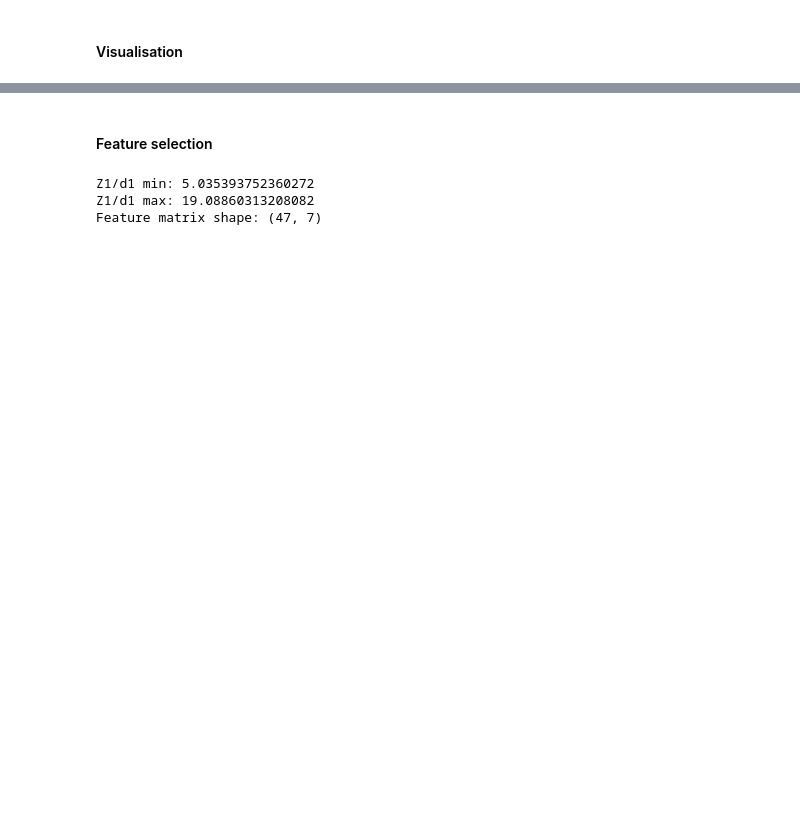
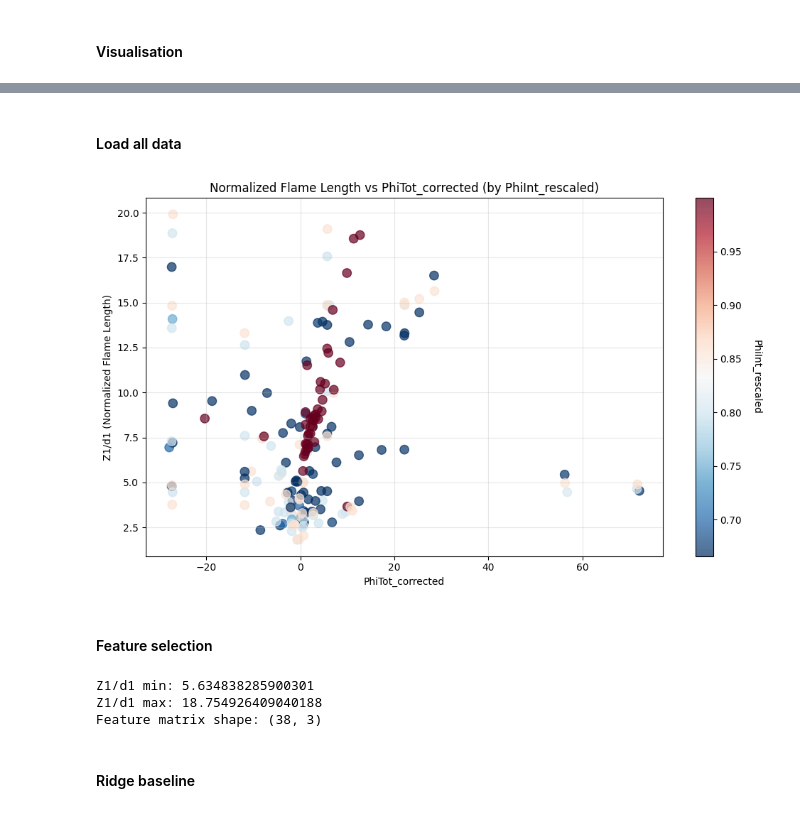
Before and after one commit to chonghuifeng/rozanoff_2025, a Jupyter notebook: flame_length_pred/flame_filtering.ipynb, the cells around one changed output, grey strips where cells are left out. Saved outputs shown, nothing was run; the diff lists cells and outputs as text; code cells hidden in the pictures; blank space fills up the shorter version.

```diff
--- a/flame_length_pred/flame_filtering.ipynb
+++ b/flame_length_pred/flame_filtering.ipynb
@@ -193,3 +698,43 @@ df = df_filtered.copy()
+# %% [markdown]
+#### Load all data
+# %%
+df = pd.read_csv(PATH_DATA_FLAMELENGTH_MERGED)
+
+beta0 = 5.733462998691956
+beta1 = 63.28277179650459
+beta2 = -69.51596647831272
+beta3 = -162.89652672857903
+beta4 = 178.44569501609593
+
+df["PhiTot_corrected"] = (
+    beta1 * df["PhiTot"]
+    + beta2 * df["PhiTot"] * df["S2"]
+    + beta3 * df["PhiTot"] * df["S1"]
+    + beta4 * df["PhiTot"] * df["S1"] * df["S2"]
+)
+
+# Plot Z1/d1 against Phi_corrected, colored by PhiInt_rescaled
+plt.figure(figsize=(10, 6))
+scatter = plt.scatter(
+    df["PhiTot_corrected"],
+    df["Z1/d1"],
+    c=df["PhiInt_rescaled"],
+    cmap="RdBu_r",
+    alpha=0.7,
+    s=80,
+    vmin=df["PhiInt_rescaled"].min(),
+    vmax=df["PhiInt_rescaled"].max(),
+)
+plt.xlabel("PhiTot_corrected")
+plt.ylabel("Z1/d1 (Normalized Flame Length)")
+plt.title("Normalized Flame Length vs PhiTot_corrected (by PhiInt_rescaled)")
+cbar = plt.colorbar(scatter)
+cbar.set_label("PhiInt_rescaled", rotation=270, labelpad=20)
+plt.grid(True, alpha=0.3)
+plt.tight_layout()
+plt.show()
+# %% [output]
+[figure, added]
 # %% [markdown]
 #### Feature selection
 # %%
@@ -210,13 +755,15 @@ features = [
 ]
 
 features = [
-    "PhiInt_rescaled",
     "S1",
     "S2",
     "PhiTot",
-    "u1",
-    "u2",
-    "d2",
+]
+
+features = [
+    "PhiTot_corrected",
+    "S1",
+    "S2",
 ]
 
 target = "Z1/d1"  # FlameLength
@@ -228,9 +775,11 @@ print("Z1/d1 max:", y.max())
 
 print("Feature matrix shape:", X.shape)
 # %% [output]
-Z1/d1 min: 5.035393752360272
-Z1/d1 max: 19.08860313208082
-Feature matrix shape: (47, 7)
+Z1/d1 min: 5.634838285900301
+Z1/d1 max: 18.754926409040188
+Feature matrix shape: (38, 3)
+# %% [markdown]
+#### Ridge baseline
 # %%
 # Ridge baseline for comparison with GPR
 # StandardScaler() normalises features to mean=0, std=1
```
Also changed, not shown: parts of 14 cells of this notebook, 4 other files.
